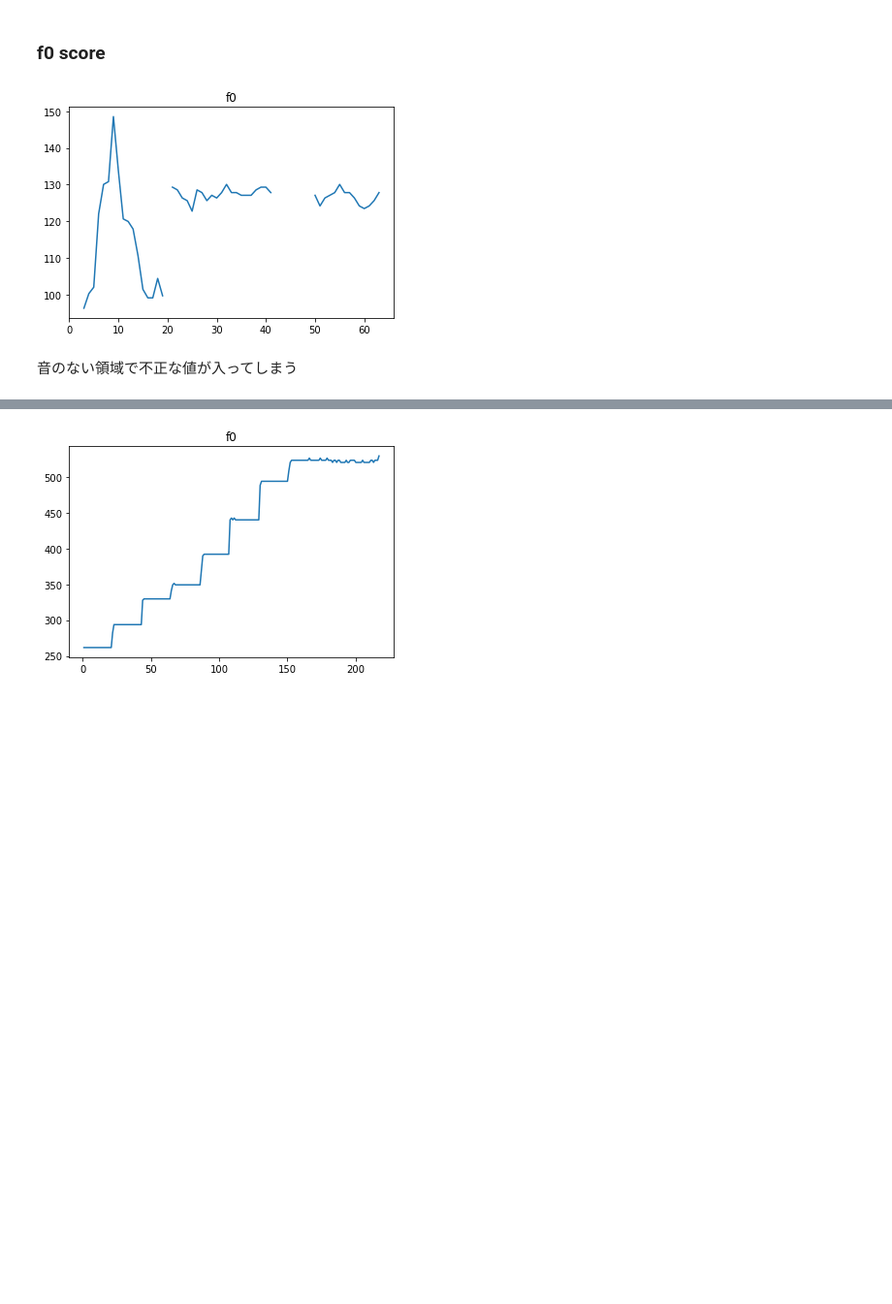
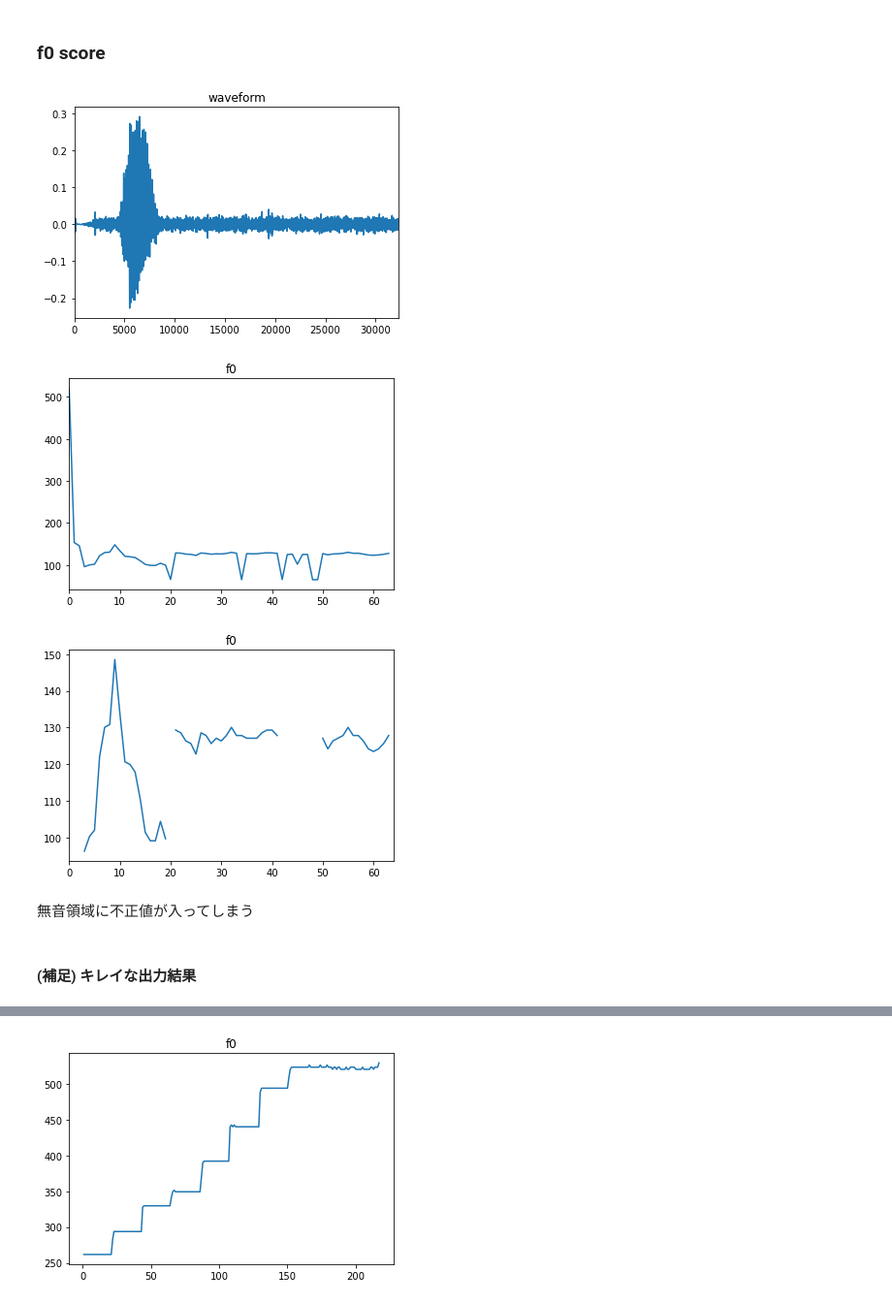
Before and after one commit to sadahry/notebooks, a Jupyter notebook: signal_processing/yes_no_detection.ipynb, the cells around one changed output, grey strips where cells are left out. Shown: that part at 97% size. Drawn from its saved outputs; the diff is of its cells as text; code cells hidden in the pictures; blank space fills up the shorter version.

```diff
--- a/signal_processing/yes_no_detection.ipynb
+++ b/signal_processing/yes_no_detection.ipynb
@@ -179,16 +179,33 @@ librosa.display.specshow(spec_db, y_axis="log")
 # %%
 c2 = librosa.note_to_hz('C2')
 c7 = librosa.note_to_hz('C7')
 
-f0, _, prob = librosa.pyin(X_no[0], fmin=c2, fmax=c7, sr=samplerate)
+waveform = X_no[0]
 
+plt.title("waveform")
+plt.plot(waveform)
+plt.xlim([0, len(waveform)]) # adjustment
+plt.show()
+
+f0 = librosa.yin(waveform, fmin=c2, fmax=c7, sr=samplerate)
 plt.title("f0")
 plt.plot(f0)
+plt.xlim([0, len(f0)]) # adjustment
 plt.show()
+
+f0, _, _ = librosa.pyin(waveform, fmin=c2, fmax=c7, sr=samplerate)
+plt.title("f0")
+plt.plot(f0)
+plt.xlim([0, len(f0)]) # adjustment
+plt.show()
 # %% [output]
-[figure, old version]
+[figure, new version]
+[figure, added]
+[figure, added]
-# %% [markdown]
-音のない領域で不正な値が入ってしまう
+# %% [markdown]
+無音領域に不正値が入ってしまう
+# %% [markdown]
+#### (補足) キレイな出力結果
 # %%
 !wget -P ./data https://tips-memo.com/wp-content/uploads/2019/12/adjust_doremi.wav
 # %% [output]
```
Also changed, not shown: parts of 1 cell of this notebook.
